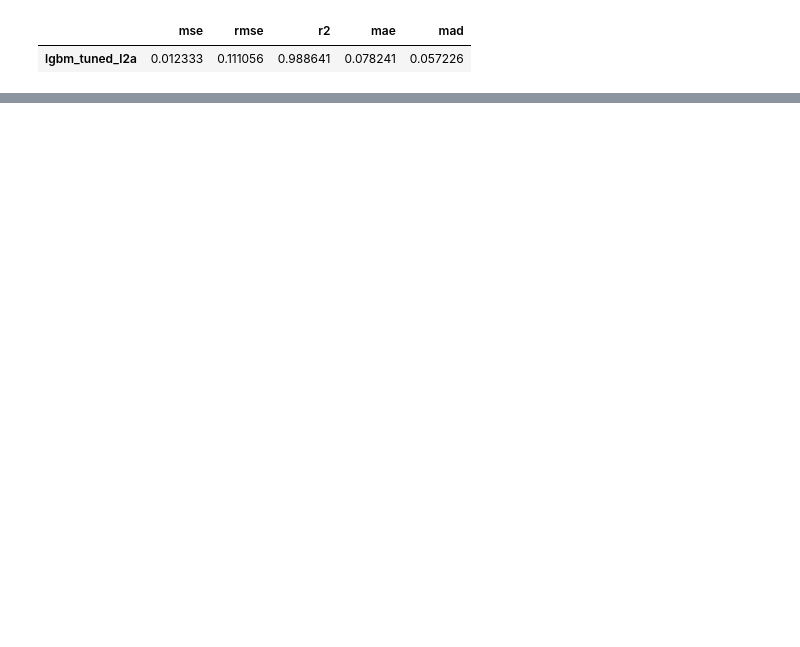
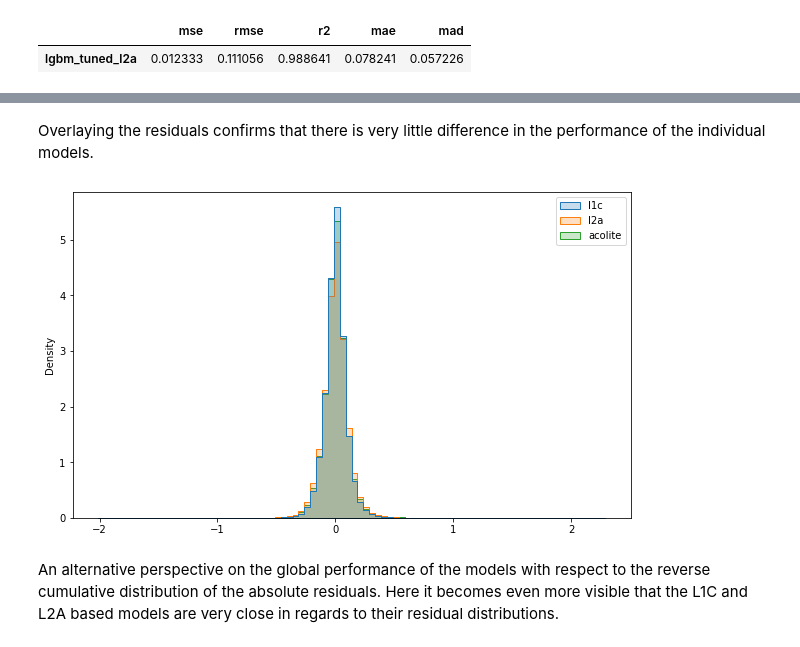
Before and after one commit to WalternativE/evaluation-preprocessing-methods-sentinel2-ml-based-bathymetry-estimation, a Jupyter notebook: notebooks/11__lgbm_calibration_bahamas.ipynb, the cells around one changed output, grey strips where cells are left out. Saved outputs shown, nothing was run; the diff lists cells and outputs as text; code cells hidden in the pictures; blank space fills up the shorter version.

```diff
--- a/notebooks/11__lgbm_calibration_bahamas.ipynb
+++ b/notebooks/11__lgbm_calibration_bahamas.ipynb
@@ -360,0 +381,16 @@ pd.concat([exp.model_performance().result for exp in exp_list])
+# %% [markdown]
+Overlaying the residuals confirms that there is very little difference in the performance of the individual models.
+# %%
+residuals_df = pd.DataFrame({
+    'l1c': l1c_sdb_residuals,
+    'l2a': l2a_sdb_residuals,
+    'acolite': acolite_sdb_residuals
+})
+
+plt.figure(figsize=(10, 6))
+sns.histplot(residuals_df, binwidth=0.05, stat='density', element='step', common_norm=False)
+plt.show()
+# %% [output]
+[figure, added]
+# %% [markdown]
+An alternative perspective on the global performance of the models with respect to the reverse cumulative distribution of the absolute residuals. Here it becomes even more visible that the L1C and L2A based models are very close in regards to their residual distributions.
```
Also changed, not shown: parts of 50 cells of this notebook, 4 other files.
